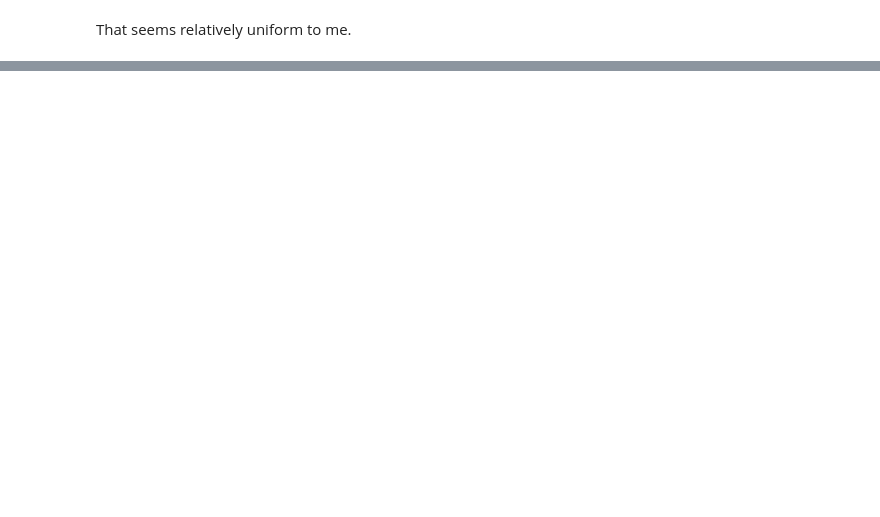
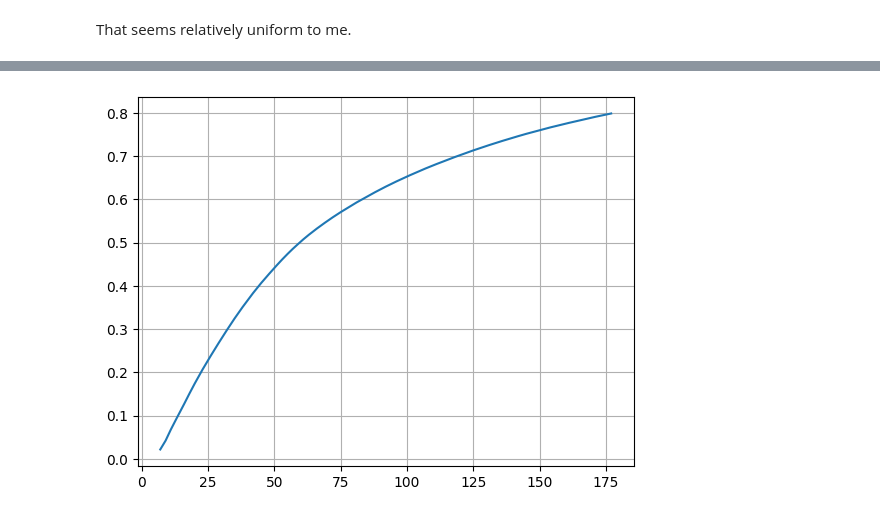
Before and after one commit to TecKnow/python-roulette, a Jupyter notebook: roulette.ipynb, the cells around one changed output, grey strips where cells are left out. Saved outputs shown, nothing was run; the diff lists cells and outputs as text; code cells hidden in the pictures; blank space fills up the shorter version.

Commit message:
Model martingale and try to visualize the results.

```diff
--- a/roulette.ipynb
+++ b/roulette.ipynb
@@ -237,0 +104,25 @@ STRATEGY_RED()
+# %%
+class RouletteTable:
+    def __init__(self) -> None:
+        self.wheel = RouletteWheel()
+        self.wheel_history = list()
+        self.players = set()
+        self.live_players = set()
+
+    def add_player(self, player):
+        self.players.add(player)
+        self.live_players.add(player)
+
+    def round(self):
+        winning_pocket = self.wheel.spin()
+        for player in self.players:
+            player.inform(winning_pocket, self.wheel_history)
+        self.wheel_history.append(winning_pocket)
+
+    def play(self):
+        while self.live_players:
+            self.round()
+            self.live_players = {player for player in self.live_players if player.alive()}
+
+    def get_history(self):
+        return list(enumerate(zip_longest(self.wheel_history, *[player.get_history() for player in self.players]), start=1))
@@ -237,0 +219,22 @@ STRATEGY_RED()
+# %%
+def sample_martingale():
+    myTable = RouletteTable()
+    myTable.add_player(MartingaleChase(quit_on_loss=False))
+    myTable.play()
+    return len(myTable.get_history())
+# %%
+martingale_samples = tuple(sample_martingale() for _ in range(1_000_000))
+# %%
+import itertools
+martingale_frequency_counter = Counter(martingale_samples)
+martingale_frequencies = sorted(martingale_frequency_counter.most_common())
+martingale_frequencies_normalized = [(rounds, count/len(martingale_samples)) for rounds, count in martingale_frequencies]
+martingale_frequencies_cumulative = list(zip([x[0] for x in martingale_frequencies_normalized], itertools.accumulate([x[1] for x in martingale_frequencies_normalized])))
+martingale_frequencies_trimmed = [x for x in martingale_frequencies_cumulative if x[1] <= 0.80]
+# %%
+fig, ax = plt.subplots()
+ax.plot([x[0] for x in martingale_frequencies_trimmed], [x[1] for x in martingale_frequencies_trimmed])
+ax.grid(True)
+plt.show()
+# %% [output]
+[figure, added]
```
Also changed, not shown: parts of 31 cells of this notebook.
